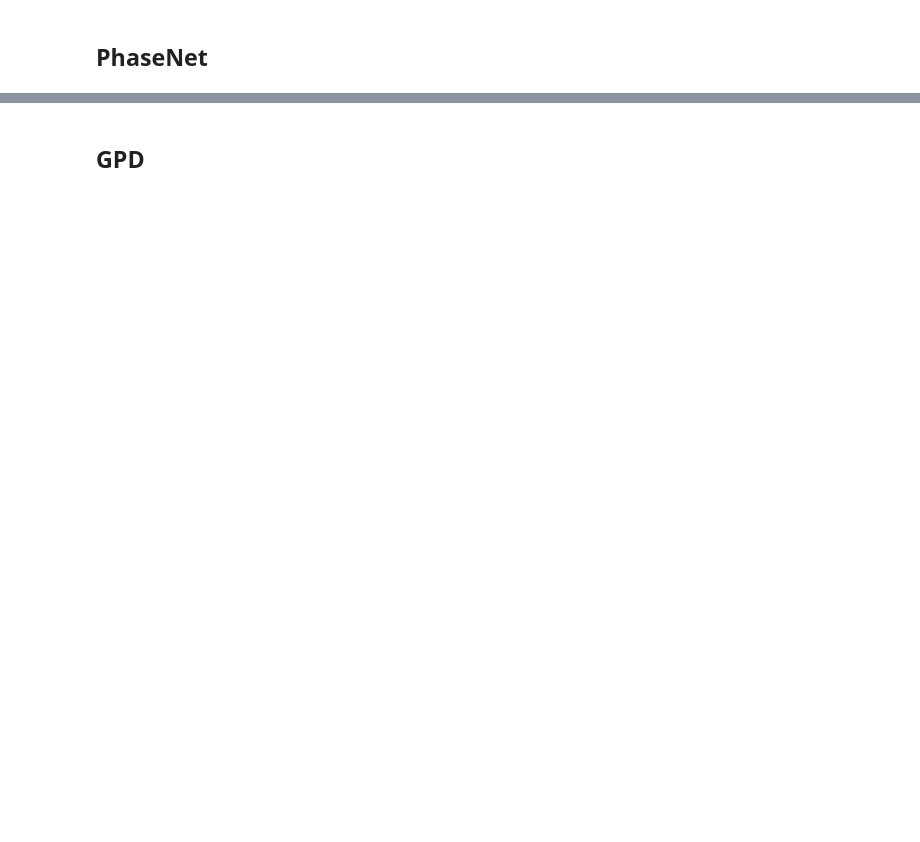
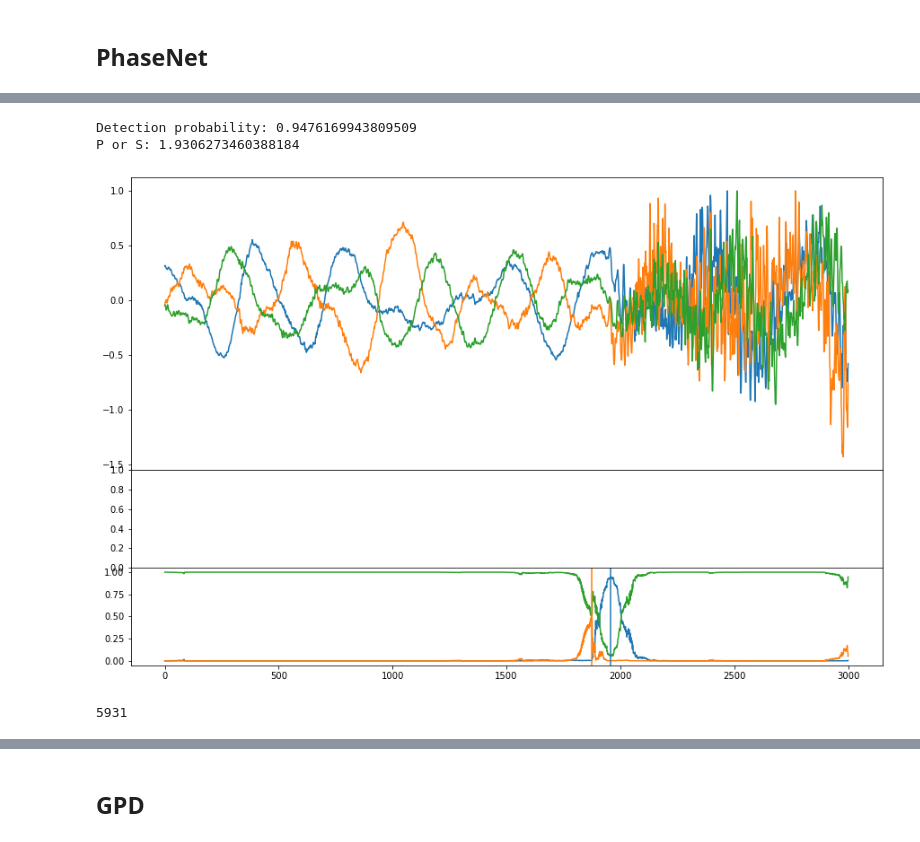
Before and after one commit to seisbench/pick-benchmark, a Jupyter notebook: analysis.ipynb, the cells around one changed output, grey strips where cells are left out. Drawn from its saved outputs; the diff is of its cells as text; code cells hidden in the pictures; blank space fills up the shorter version.

```diff
--- a/analysis.ipynb
+++ b/analysis.ipynb
@@ -67,0 +78,40 @@ axs[2].plot(pred.T)
+# %%
+targets = pd.read_csv("targets/ethz/task23.csv")
+targets = targets[targets["trace_split"] == "dev"]
+
+steered_generator = sbg.SteeredGenerator(dev_data, targets)
+steered_generator.add_augmentations(model.get_eval_augmentations())
+# %%
+idx = 0
+sample = steered_generator[idx]
+
+x = sample["X"]
+
+fig = plt.figure(figsize=(15, 10))
+axs = fig.subplots(3, 1, sharex=True, gridspec_kw={'hspace': 0, 'height_ratios': (3, 1, 1)})
+
+with torch.no_grad():
+    pred = model(torch.tensor(x.reshape(1, 3, 3001)))
+    pred = pred.cpu().numpy()[0]
+
+axs[0].plot(x.T)
+# axs[1].plot(y.T)
+axs[2].plot(pred.T)
+
+batch = {key: torch.tensor(val).unsqueeze(0) for key, val in sample.items()}
+start_sample = sample["window_borders"][0].item()
+
+score_detection, score_p_or_s, p_sample, s_sample = model.predict_step(batch)
+axs[2].axvline(start_sample + p_sample[0], color="C0")
+axs[2].axvline(start_sample + s_sample[0], color="C1")
+
+print("Detection probability:", score_detection[0].item())
+print("P or S:", score_p_or_s[0].item())
+# %% [output]
+Detection probability: 0.9476169943809509
+P or S: 1.9306273460388184
+[figure, added]
+# %%
+steered_generator.metadata.iloc[idx]["start_sample"] + s_sample[0].item()
+# %% [output]
+5931
```
Also changed, not shown: parts of 32 cells of this notebook, 1 other file.
